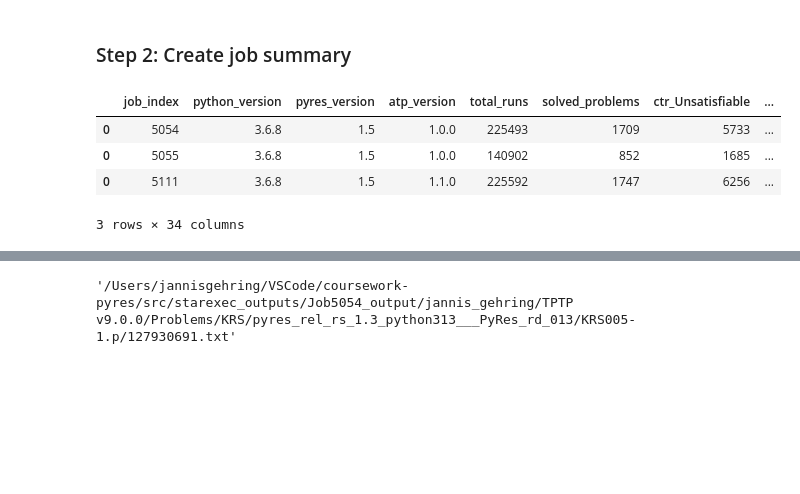
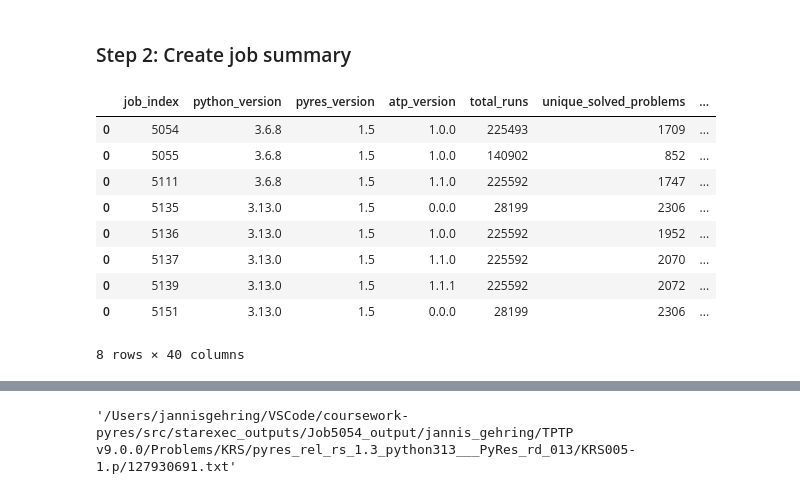
Before and after one commit to GehriJan/coursework-pyres, a Jupyter notebook: src/notebook.ipynb, the cells around one changed output, grey strips where cells are left out. Cells and saved outputs as stored; diff of their text form; code cells hidden in the pictures; blank space fills up the shorter version.

Commit message:
feat(src): better versioning file structure

```diff
--- a/src/notebook.ipynb
+++ b/src/notebook.ipynb
@@ -195,7 +195,7 @@ plt.tight_layout()
 ### General Starexec output stuff
 # %%
 starexec_outputs = os.path.join(notebook_dir, "analysis_data/starexec_outputs")
-job_index = 5111
+job_index = 5151
 problem_folder = os.path.join(starexec_outputs, f"Job{str(job_index)}_output/")
 # %% [markdown]
 #### Move problem outputs from Downloads to project
@@ -324,6 +302,8 @@ Searching in /Users/jannisgehring/VSCode/coursework-pyres/src/analysis_data/star
 # %% [markdown]
 ### Step 2: Create job summary
 # %%
+import yaml
+
 szs_statuses_for_evaluation = [
     "Unsatisfiable",
     "Theorem",
@@ -349,46 +329,59 @@ def create_float_metric_stats(df, column_name):
    )
    return {
       (column_name + "_" + stat): value
       for stat, value in stats_dict.items()
       if stat != "count"
    }
 
+def get_atp_version(job_index):
+   with open(str(notebook_dir.parents[0]) + "/notes/developing/versioning.yml", 'r') as file:
+      content = yaml.safe_load(file)
+   return content["jobs"][job_index]["apt_version"]
+
 job_summary = {
     "job_index": job_index,
     "python_version": get_value(df_se_indi["python_version"]),
     "pyres_version": get_value(df_se_indi["pyres_version"]),
-    "atp_version": "1.1.0",
+    "atp_version":get_atp_version(job_index),
     "total_runs": len(df_se_indi),
-    "solved_problems": (
+    "unique_solved_problems": (
        df_se_indi
          .loc[df_se_indi["szs_status"].isin(["Unsatisfiable", "Theorem"]),
             "problem"]
          .unique()
          .shape[0]
     ),
     **create_ctrs(["Unsatisfiable", "GaveUp", "Inappropriate",
                      "Satisfiable", "Theorem", "ResourceOut"]),
     **create_float_metric_stats(df_se_indi, "initial_clauses"),
     **create_float_metric_stats(df_se_indi, "graph_construction_time"),
     **create_float_metric_stats(df_se_indi, "neighbourhood_computation_time"),
     **create_float_metric_stats(df_se_indi, "neighbourhood_computation_time"),
-    "rel_distance_values": [float(x) for x in df_se_indi["rel_distance"].sort_values().unique()],
+    "rel_distance_values": (
+       [float(x) for x in df_se_indi["rel_distance"].sort_values().unique()]
+       if len(df_se_indi["rel_distance"].unique())>1 else []
+      ),
 }
 
-df_jobs = pd.read_csv(starexec_outputs + "/df_jobs.csv", index_col=0)
+df_jobs = (
+   pd.read_csv(starexec_outputs + "/df_jobs.csv", index_col=0)
+)
+df_jobs = df_jobs[df_jobs["job_index"]!=job_index]
 df_new_job = pd.DataFrame.from_records([job_summary])
-if job_index not in df_jobs["job_index"].unique():
-   df_jobs = pd.concat(
-   [df_jobs, df_new_job]
-   )
+df_jobs = pd.concat([df_jobs, df_new_job])
 df_jobs.to_csv(starexec_outputs + "/df_jobs.csv")
 df_jobs
 # %% [output]
-|  | job_index | python_version | pyres_version | atp_version | total_runs | solved_problems | ctr_Unsatisfiable | ... |
-| 0 | 5054 | 3.6.8 | 1.5 | 1.0.0 | 225493 | 1709 | 5733 | ... |
-| 0 | 5055 | 3.6.8 | 1.5 | 1.0.0 | 140902 | 852 | 1685 | ... |
-| 0 | 5111 | 3.6.8 | 1.5 | 1.1.0 | 225592 | 1747 | 6256 | ... |
+|  | job_index | python_version | pyres_version | atp_version | total_runs | unique_solved_problems | ... |
+| 0 | 5054 | 3.6.8 | 1.5 | 1.0.0 | 225493 | 1709 | ... |
+| 0 | 5055 | 3.6.8 | 1.5 | 1.0.0 | 140902 | 852 | ... |
+| 0 | 5111 | 3.6.8 | 1.5 | 1.1.0 | 225592 | 1747 | ... |
+| 0 | 5135 | 3.13.0 | 1.5 | 0.0.0 | 28199 | 2306 | ... |
+| 0 | 5136 | 3.13.0 | 1.5 | 1.0.0 | 225592 | 1952 | ... |
+| 0 | 5137 | 3.13.0 | 1.5 | 1.1.0 | 225592 | 2070 | ... |
+| 0 | 5139 | 3.13.0 | 1.5 | 1.1.1 | 225592 | 2072 | ... |
+| 0 | 5151 | 3.13.0 | 1.5 | 0.0.0 | 28199 | 2306 | ... |
-3 rows × 34 columns
+8 rows × 40 columns
 # %%
 
 (
```
Also changed, not shown: parts of 4 cells of this notebook, 2 other files.
